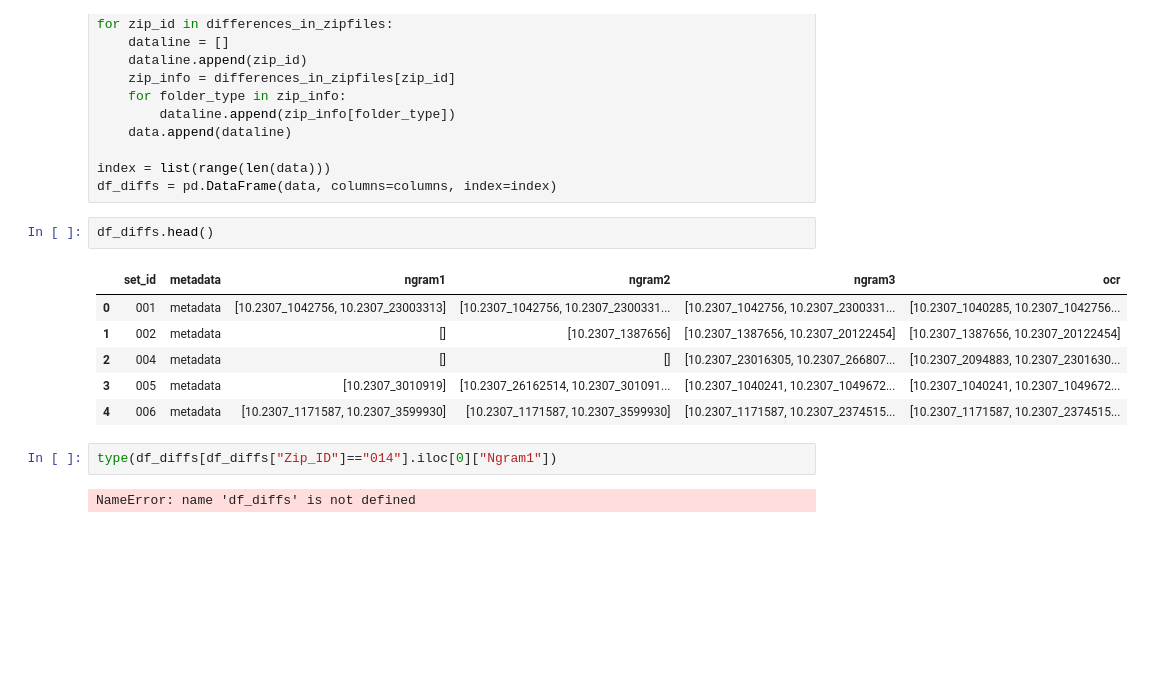
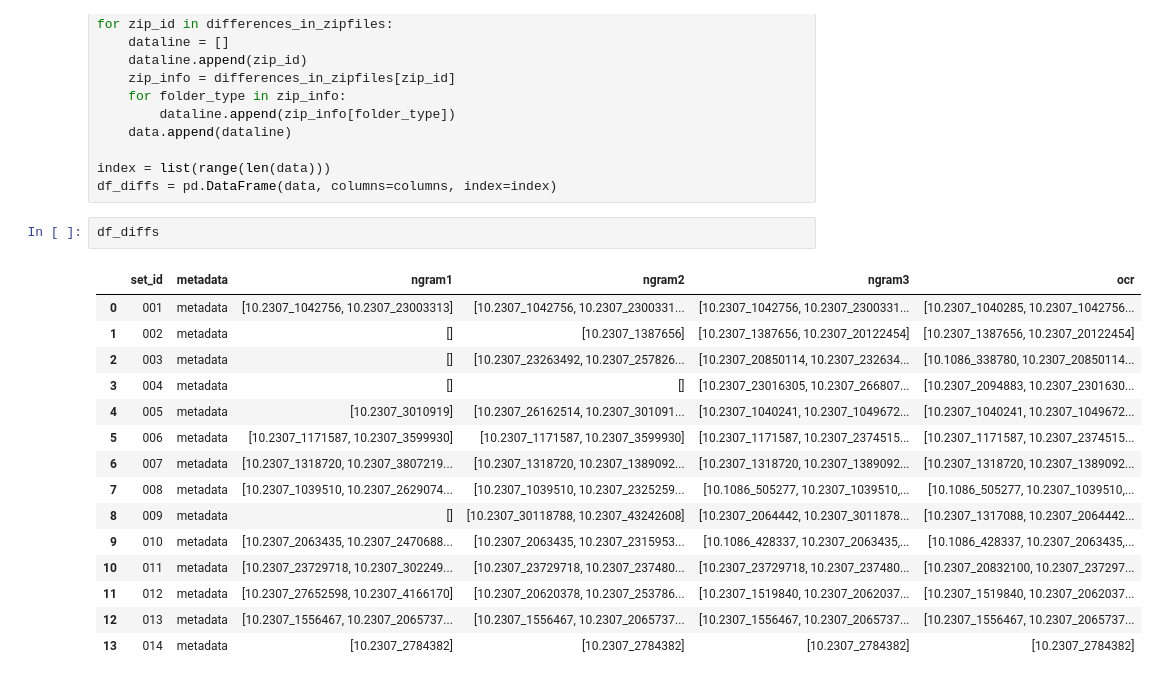
Before and after one commit to lishixuan001/Computational-Analysis-For-Social-Science, a Jupyter notebook: N-Gram/FixedMappingVersion/FilesCheck.ipynb, the cells around one changed output. Saved outputs shown, nothing was run; the diff lists cells and outputs as text; blank space fills up the shorter version.

```diff
--- a/N-Gram/FixedMappingVersion/FilesCheck.ipynb
+++ b/N-Gram/FixedMappingVersion/FilesCheck.ipynb
@@ -315,15 +324,20 @@ for zip_id in differences_in_zipfiles:
 index = list(range(len(data)))
 df_diffs = pd.DataFrame(data, columns=columns, index=index)
 # %%
-df_diffs.head()
+df_diffs
 # %% [output]
 |  | set_id | metadata | ngram1 | ngram2 | ngram3 | ocr |
 | 0 | 001 | metadata | [10.2307_1042756, 10.2307_23003313] | [10.2307_1042756, 10.2307_2300331... | [10.2307_1042756, 10.2307_2300331... | [10.2307_1040285, 10.2307_1042756... |
 | 1 | 002 | metadata | [] | [10.2307_1387656] | [10.2307_1387656, 10.2307_20122454] | [10.2307_1387656, 10.2307_20122454] |
-| 2 | 004 | metadata | [] | [] | [10.2307_23016305, 10.2307_266807... | [10.2307_2094883, 10.2307_2301630... |
-| 3 | 005 | metadata | [10.2307_3010919] | [10.2307_26162514, 10.2307_301091... | [10.2307_1040241, 10.2307_1049672... | [10.2307_1040241, 10.2307_1049672... |
-| 4 | 006 | metadata | [10.2307_1171587, 10.2307_3599930] | [10.2307_1171587, 10.2307_3599930] | [10.2307_1171587, 10.2307_2374515... | [10.2307_1171587, 10.2307_2374515... |
+| 2 | 003 | metadata | [] | [10.2307_23263492, 10.2307_257826... | [10.2307_20850114, 10.2307_232634... | [10.1086_338780, 10.2307_20850114... |
+| 3 | 004 | metadata | [] | [] | [10.2307_23016305, 10.2307_266807... | [10.2307_2094883, 10.2307_2301630... |
+| 4 | 005 | metadata | [10.2307_3010919] | [10.2307_26162514, 10.2307_301091... | [10.2307_1040241, 10.2307_1049672... | [10.2307_1040241, 10.2307_1049672... |
+| 5 | 006 | metadata | [10.2307_1171587, 10.2307_3599930] | [10.2307_1171587, 10.2307_3599930] | [10.2307_1171587, 10.2307_2374515... | [10.2307_1171587, 10.2307_2374515... |
+| 6 | 007 | metadata | [10.2307_1318720, 10.2307_3807219... | [10.2307_1318720, 10.2307_1389092... | [10.2307_1318720, 10.2307_1389092... | [10.2307_1318720, 10.2307_1389092... |
+| 7 | 008 | metadata | [10.2307_1039510, 10.2307_2629074... | [10.2307_1039510, 10.2307_2325259... | [10.1086_505277, 10.2307_1039510,... | [10.1086_505277, 10.2307_1039510,... |
+| 8 | 009 | metadata | [] | [10.2307_30118788, 10.2307_43242608] | [10.2307_2064442, 10.2307_3011878... | [10.2307_1317088, 10.2307_2064442... |
+| 9 | 010 | metadata | [10.2307_2063435, 10.2307_2470688... | [10.2307_2063435, 10.2307_2315953... | [10.1086_428337, 10.2307_2063435,... | [10.1086_428337, 10.2307_2063435,... |
+| 10 | 011 | metadata | [10.2307_23729718, 10.2307_302249... | [10.2307_23729718, 10.2307_237480... | [10.2307_23729718, 10.2307_237480... | [10.2307_20832100, 10.2307_237297... |
+| 11 | 012 | metadata | [10.2307_27652598, 10.2307_4166170] | [10.2307_20620378, 10.2307_253786... | [10.2307_1519840, 10.2307_2062037... | [10.2307_1519840, 10.2307_2062037... |
+| 12 | 013 | metadata | [10.2307_1556467, 10.2307_2065737... | [10.2307_1556467, 10.2307_2065737... | [10.2307_1556467, 10.2307_2065737... | [10.2307_1556467, 10.2307_2065737... |
+| 13 | 014 | metadata | [10.2307_2784382] | [10.2307_2784382] | [10.2307_2784382] | [10.2307_2784382] |
-# %%
-type(df_diffs[df_diffs["Zip_ID"]=="014"].iloc[0]["Ngram1"])
-# %% [output]
-NameError: name 'df_diffs' is not defined
```
Also changed, not shown: parts of 8 cells of this notebook, 6 other files.
